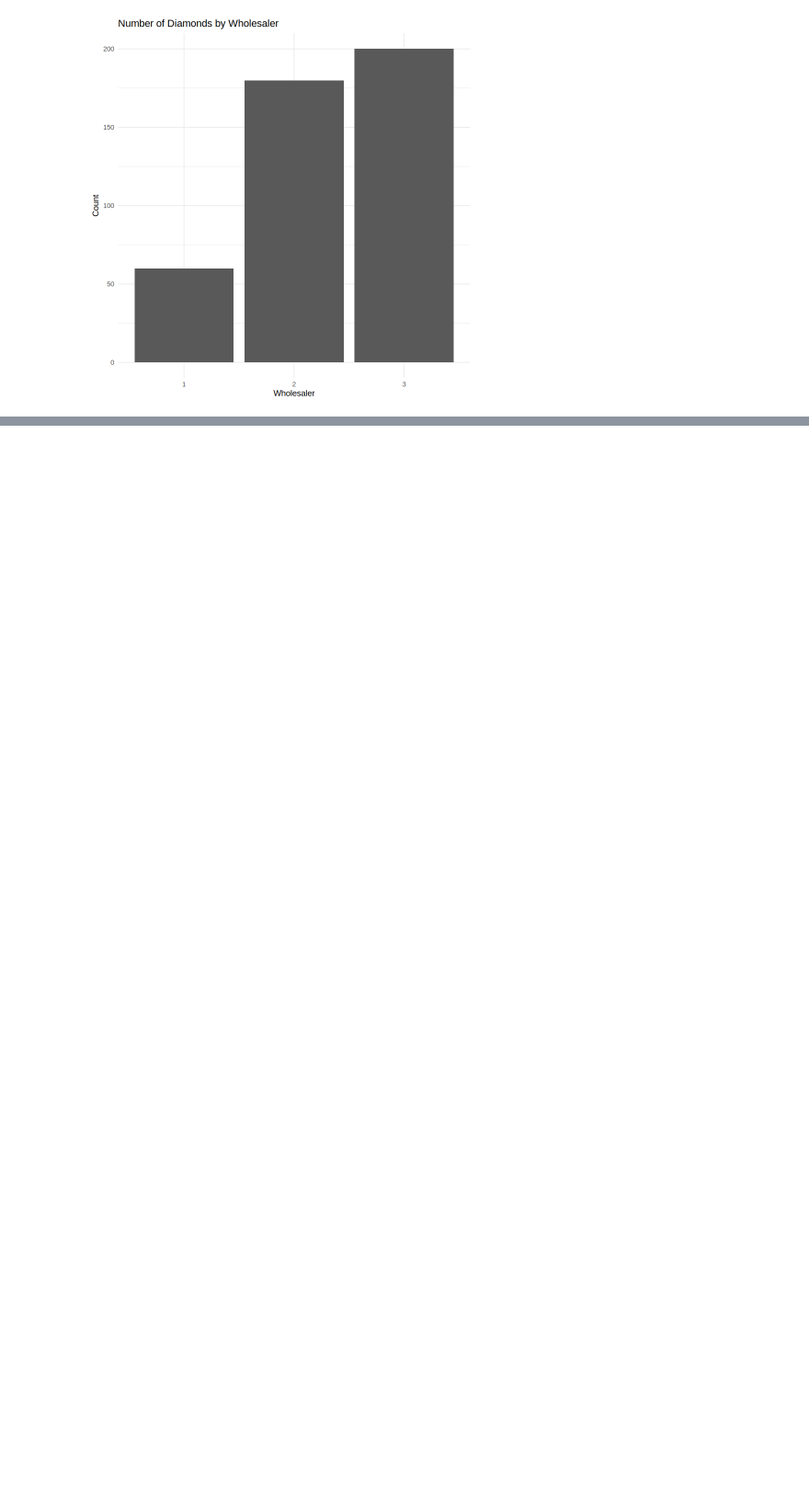
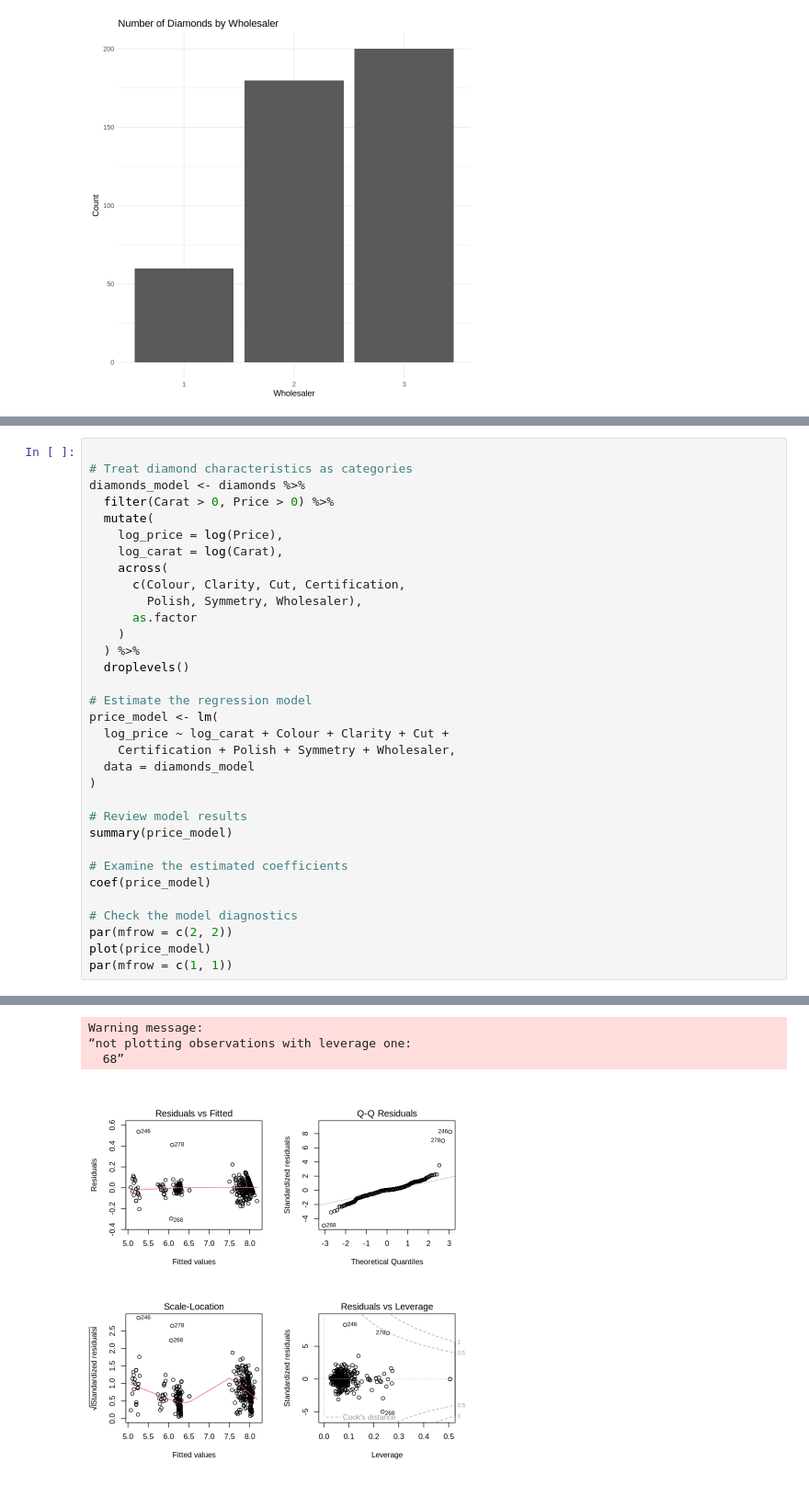
Before and after one commit to iplaycos1-crypto/MBA6636, a Jupyter notebook: Copy_of_MBA6636_3769291_Sun_DEA.ipynb, the cells around one changed output, grey strips where cells are left out. Shown at 92% size. Saved outputs shown, nothing was run; the diff lists cells and outputs as text; blank space fills up the shorter version.

```diff
--- a/Copy_of_MBA6636_3769291_Sun_DEA.ipynb
+++ b/Copy_of_MBA6636_3769291_Sun_DEA.ipynb
@@ -521,0 +545,34 @@ A tibble: 9 × 4
+# %%
+
+# Treat diamond characteristics as categories
+diamonds_model <- diamonds %>%
+  filter(Carat > 0, Price > 0) %>%
+  mutate(
+    log_price = log(Price),
+    log_carat = log(Carat),
+    across(
+      c(Colour, Clarity, Cut, Certification,
+        Polish, Symmetry, Wholesaler),
+      as.factor
+    )
+  ) %>%
+  droplevels()
+
+# Estimate the regression model
+price_model <- lm(
+  log_price ~ log_carat + Colour + Clarity + Cut +
+    Certification + Polish + Symmetry + Wholesaler,
+  data = diamonds_model
+)
+
+# Review model results
+summary(price_model)
+
+# Examine the estimated coefficients
+coef(price_model)
+
+# Check the model diagnostics
+par(mfrow = c(2, 2))
+plot(price_model)
+par(mfrow = c(1, 1))
+# %% [output]
@@ -522,3 +614,7 @@ A tibble: 9 × 4
+Warning message:
+“not plotting observations with leverage one:
+  68”
+[figure, added]
 # %%
 # Treat diamond characteristics as categories
 diamonds_model <- diamonds_clean %>%
```
Also changed, not shown: parts of 3 cells of this notebook.
